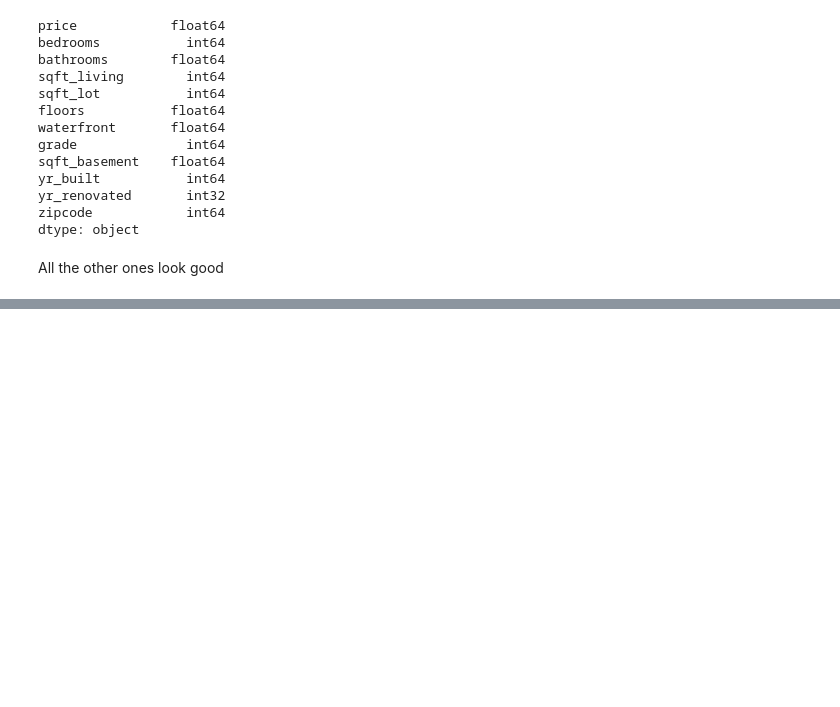
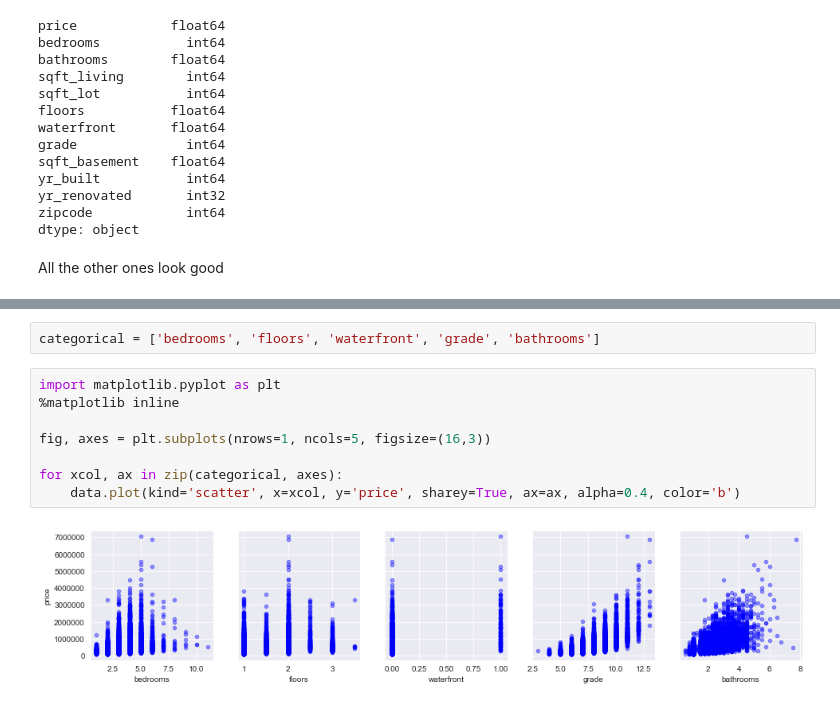
Before and after one commit to halpert3/dsc-mod-2-project-v2-1-onl01-dtsc-pt-070620, a Jupyter notebook: EDA_v2.ipynb, the cells around one changed output, grey strips where cells are left out. Cells and saved outputs as stored; diff of their text form; blank space fills up the shorter version.

```diff
--- a/EDA_v2.ipynb
+++ b/EDA_v2.ipynb
@@ -369,0 +426,12 @@ All the other ones look good
+# %%
+categorical = ['bedrooms', 'floors', 'waterfront', 'grade', 'bathrooms']
+# %%
+import matplotlib.pyplot as plt
+%matplotlib inline
+
+fig, axes = plt.subplots(nrows=1, ncols=5, figsize=(16,3))
+
+for xcol, ax in zip(categorical, axes):
+    data.plot(kind='scatter', x=xcol, y='price', sharey=True, ax=ax, alpha=0.4, color='b')
+# %% [output]
+[figure, added]
```
Also changed, not shown: parts of 17 cells of this notebook.
